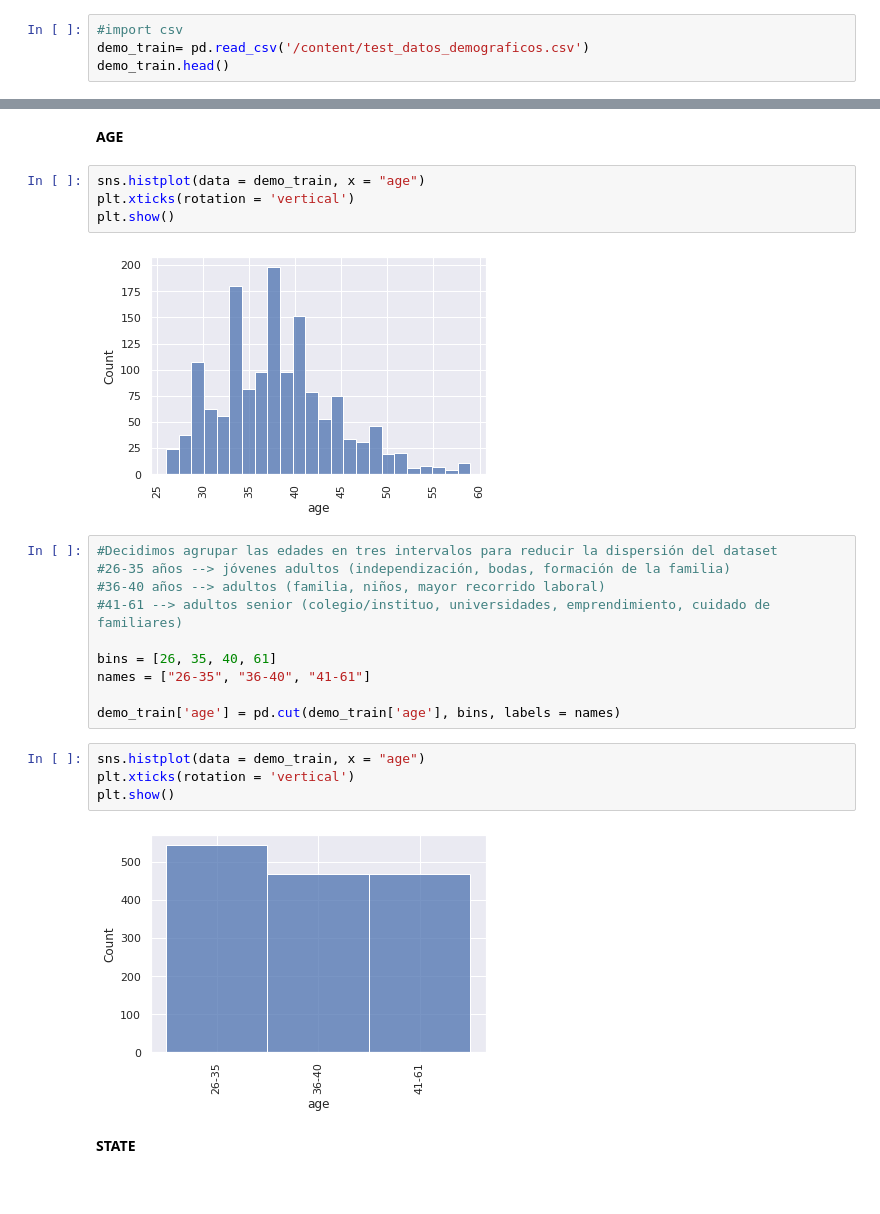
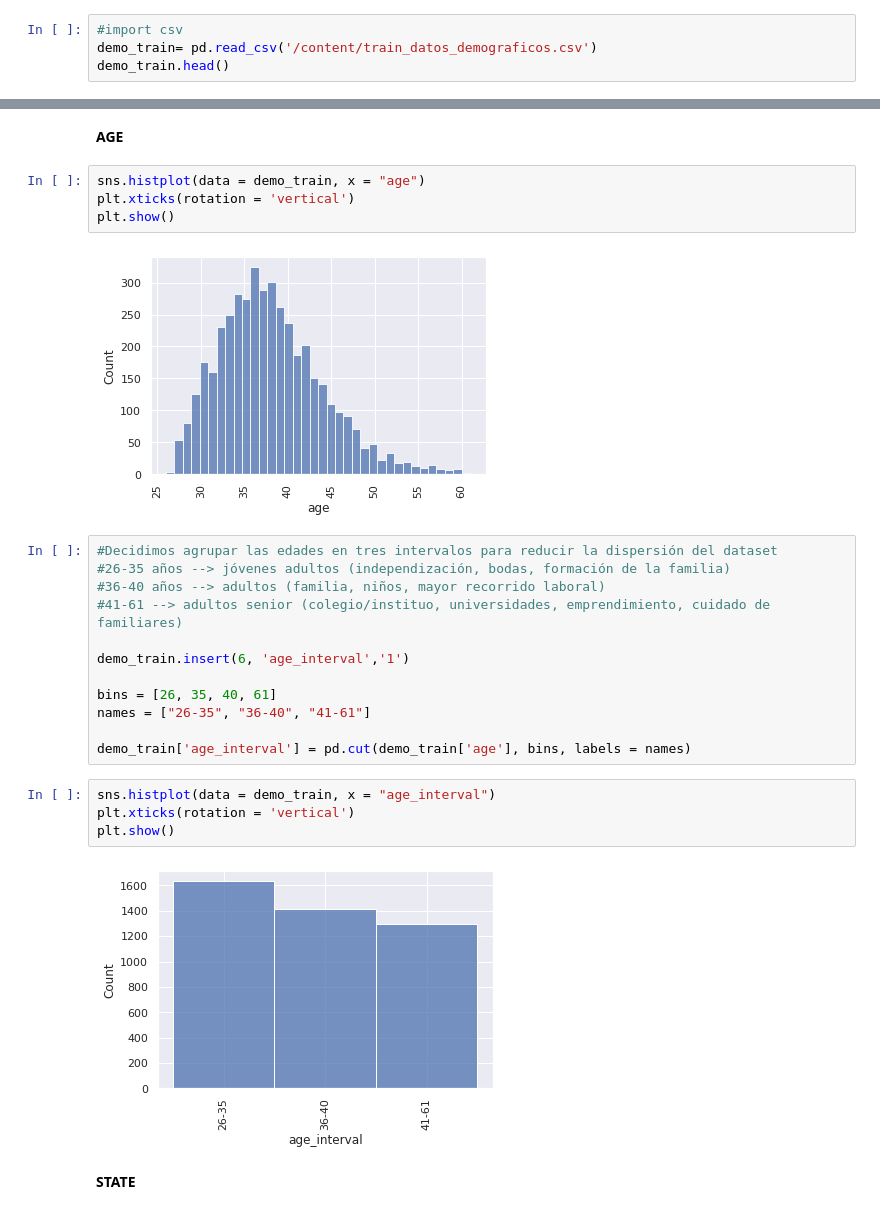
Before and after one commit to AlexPC23/DP3-Grupo-5, a Jupyter notebook: Notebook/ETL_DP3_Orden.ipynb, the cells around one changed output, grey strips where cells are left out. Saved outputs shown, nothing was run; the diff lists cells and outputs as text.

```diff
--- a/Notebook/ETL_DP3_Limpieza.ipynb
+++ b/Notebook/ETL_DP3_Orden.ipynb
@@ -34,7 +34,7 @@ sns.set(color_codes=True)
 ## **Train datos demográficos**
 # %%
 #import csv
-demo_train= pd.read_csv('/content/test_datos_demograficos.csv')
+demo_train= pd.read_csv('/content/train_datos_demograficos.csv')
 demo_train.head()
 # %% [output]
 |  | customerid | birthdate | bank_account_type | longitude_gps | latitude_gps | bank_name_clients | ... |
@@ -263,23 +260,25 @@ sns.histplot(data = demo_train, x = "age")
 plt.xticks(rotation = 'vertical')
 plt.show()
 # %% [output]
-[figure, old version]
+[figure, new version]
 # %%
 #Decidimos agrupar las edades en tres intervalos para reducir la dispersión del dataset
 #26-35 años --> jóvenes adultos (independización, bodas, formación de la familia)
 #36-40 años --> adultos (familia, niños, mayor recorrido laboral)
 #41-61 --> adultos senior (colegio/instituo, universidades, emprendimiento, cuidado de familiares)
 
+demo_train.insert(6, 'age_interval','1')
+
 bins = [26, 35, 40, 61]
 names = ["26-35", "36-40", "41-61"]
 
-demo_train['age'] = pd.cut(demo_train['age'], bins, labels = names)
+demo_train['age_interval'] = pd.cut(demo_train['age'], bins, labels = names)
 # %%
-sns.histplot(data = demo_train, x = "age")
+sns.histplot(data = demo_train, x = "age_interval")
 plt.xticks(rotation = 'vertical')
 plt.show()
 # %% [output]
-[figure, old version]
+[figure, new version]
 # %% [markdown]
 **STATE**
 # %%
```
Also changed, not shown: parts of 22 cells of this notebook.
